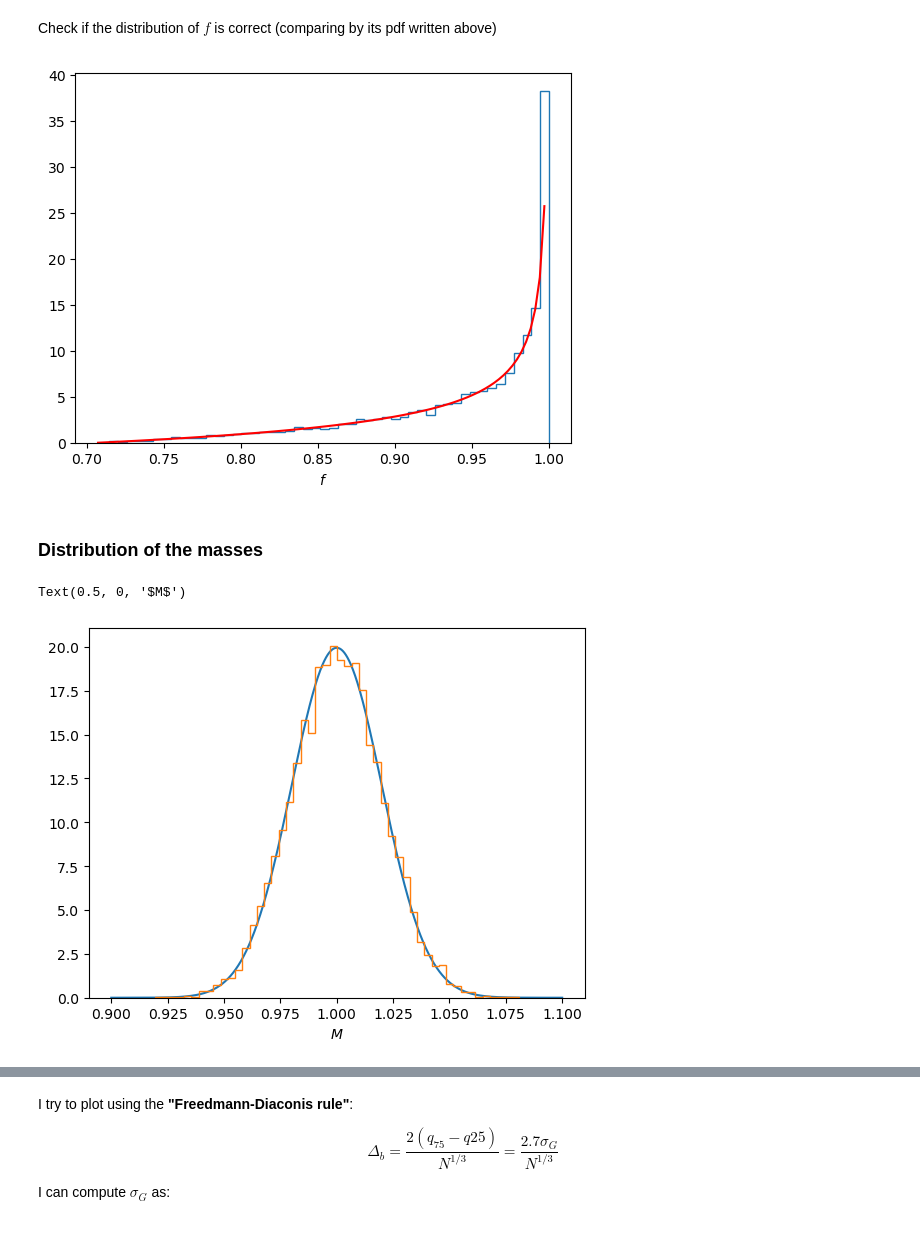
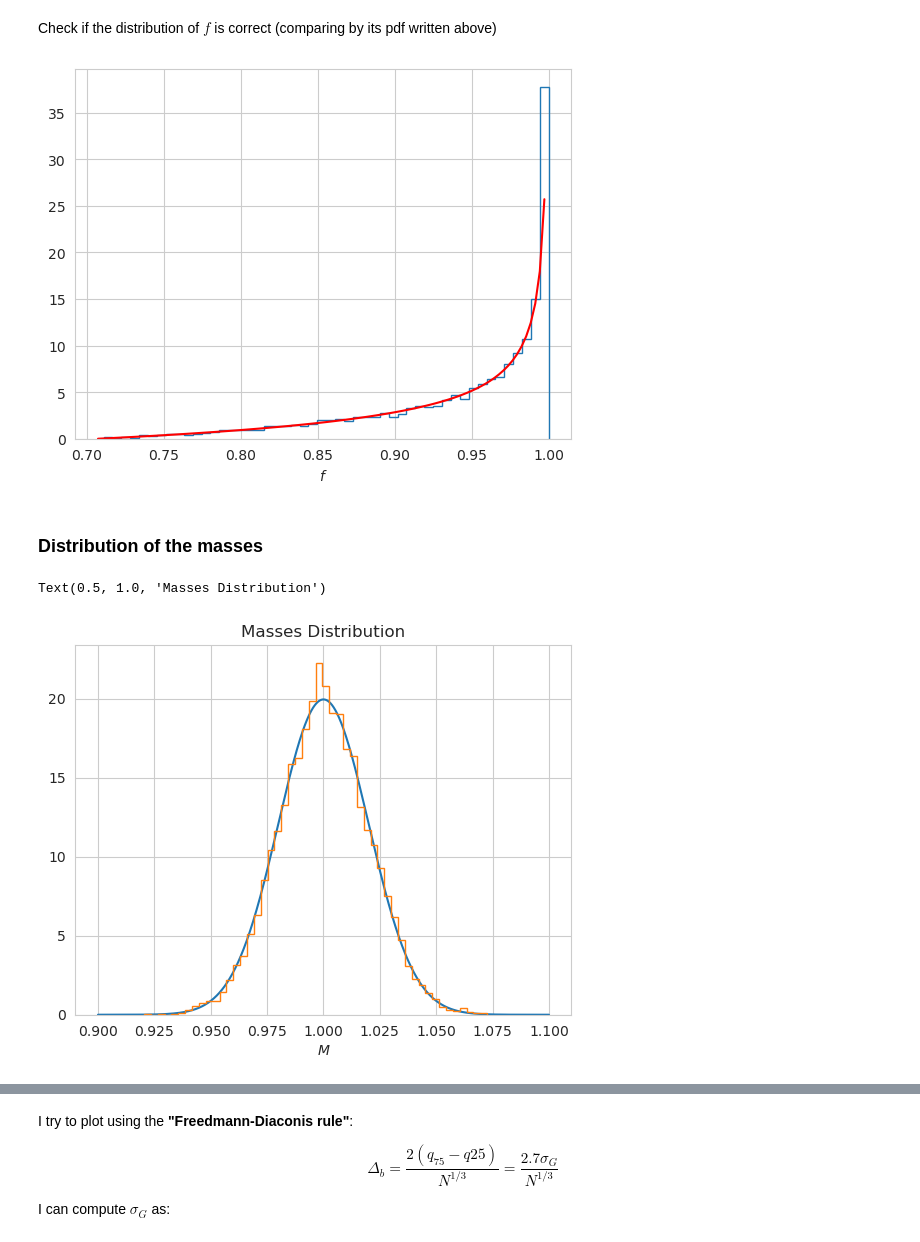
Before and after one commit to SimoneArienti/astrostatistics_bicocca_2024, a Jupyter notebook: working/Ex 08 Irriducible Mass of a BH.ipynb, the cells around one changed output, grey strips where cells are left out. Drawn from its saved outputs; the diff is of its cells as text; code cells hidden in the pictures.

```diff
--- a/working/Ex 08 Irriducible Mass of a BH.ipynb
+++ b/working/Ex 08 Irriducible Mass of a BH.ipynb
@@ -66,6 +66,8 @@ import numpy as np
 import matplotlib.pyplot as plt
 from sklearn.mixture import GaussianMixture
 from scipy.stats import norm, uniform
+import seaborn as sns
+sns.set_style('whitegrid')
 # %%
 N  = 10000
 # %%
@@ -102,7 +104,7 @@ plt.xlabel('$f$')
 
 plt.show()
 # %% [output]
-[figure, old version]
+[figure, new version]
 # %% [markdown]
 ### Distribution of the masses
 # %%
@@ -111,15 +113,16 @@ sigma = 0.02
 # %%
 x = np.linspace(1-5*sigma, 1+5*sigma, N)
 M = norm.pdf(x, mu, sigma)
 plt.plot(x, M)
 
 M = np.random.normal(mu, sigma, N)
 plt.hist(M, density=True, bins=50, histtype='step')
 
 plt.xlabel('$M$')
+plt.title('Masses Distribution')
 # %% [output]
-Text(0.5, 0, '$M$')
+Text(0.5, 1.0, 'Masses Distribution')
-[figure, old version]
+[figure, new version]
 # %%
 chi = np.random.uniform(0, 1, N)
 f   = littlef(chi)
```
Also changed, not shown: parts of 12 cells of this notebook.
